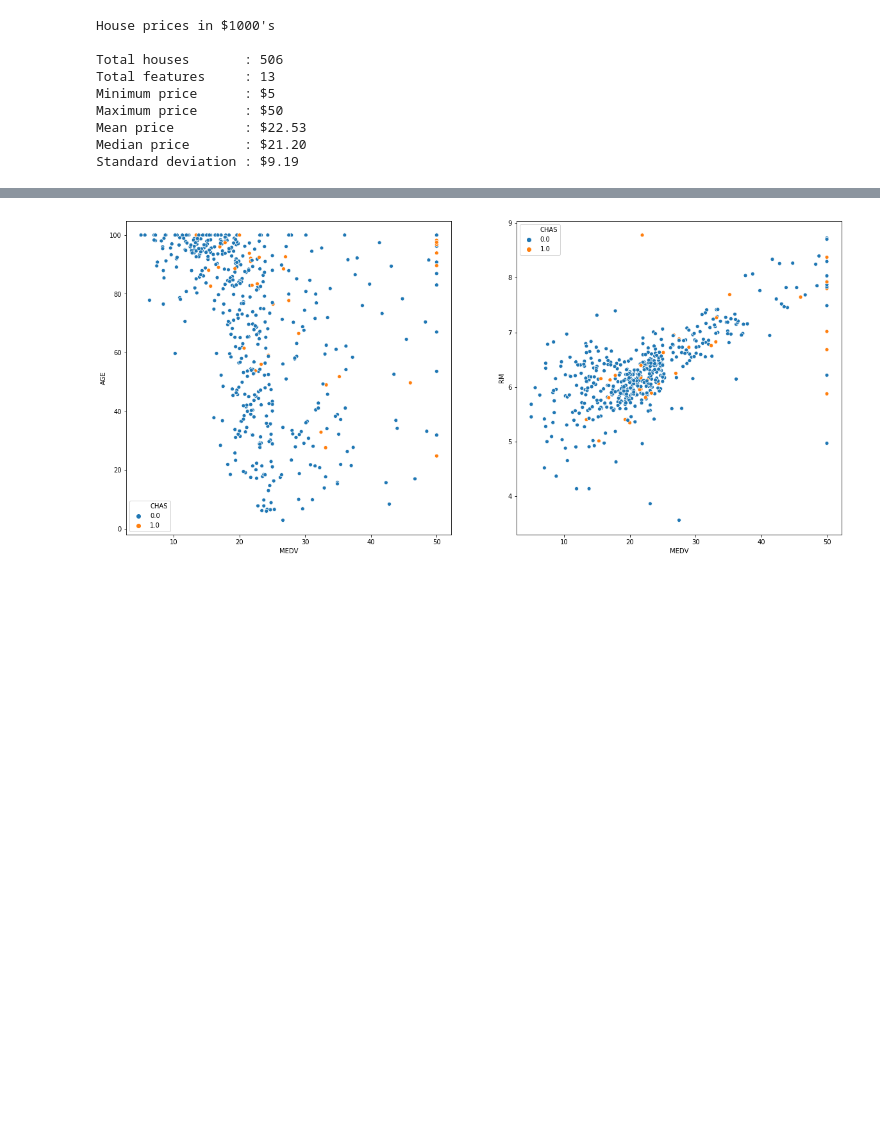
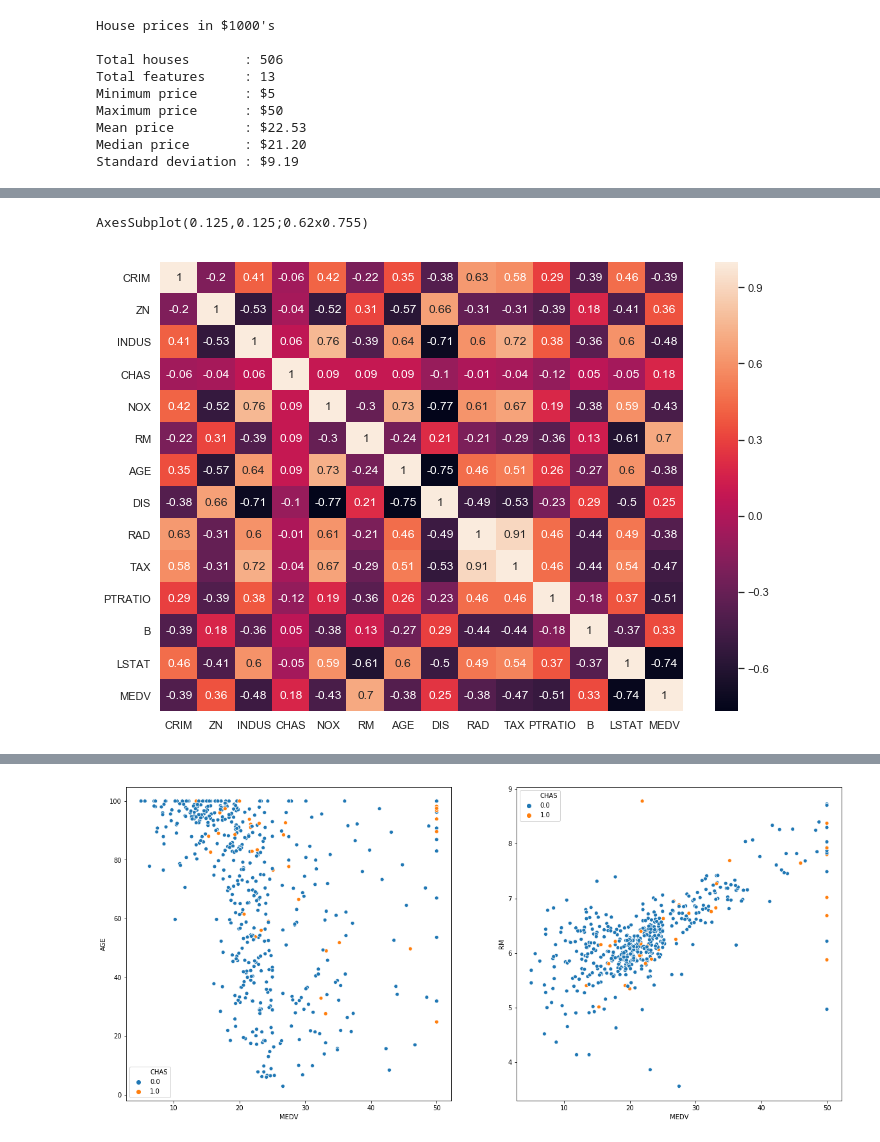
Before and after one commit to richardfeeney7/Machine-Learning-and-Statistics, a Jupyter notebook: Project2019.ipynb, the cells around one changed output, grey strips where cells are left out. Saved outputs shown, nothing was run; the diff lists cells and outputs as text; code cells hidden in the pictures; blank space fills up the shorter version.

```diff
--- a/Project2019.ipynb
+++ b/Project2019.ipynb
@@ -182,0 +230,7 @@ Standard deviation : $9.19
+# %%
+# set the size of the figure
+sns.set(rc={'figure.figsize':(11.7,8.27)})
+print(sns.heatmap(boston.corr().round(2), annot=True))
+# %% [output]
+AxesSubplot(0.125,0.125;0.62x0.755)
+[figure, added]
```
Also changed, not shown: parts of 28 cells of this notebook.
